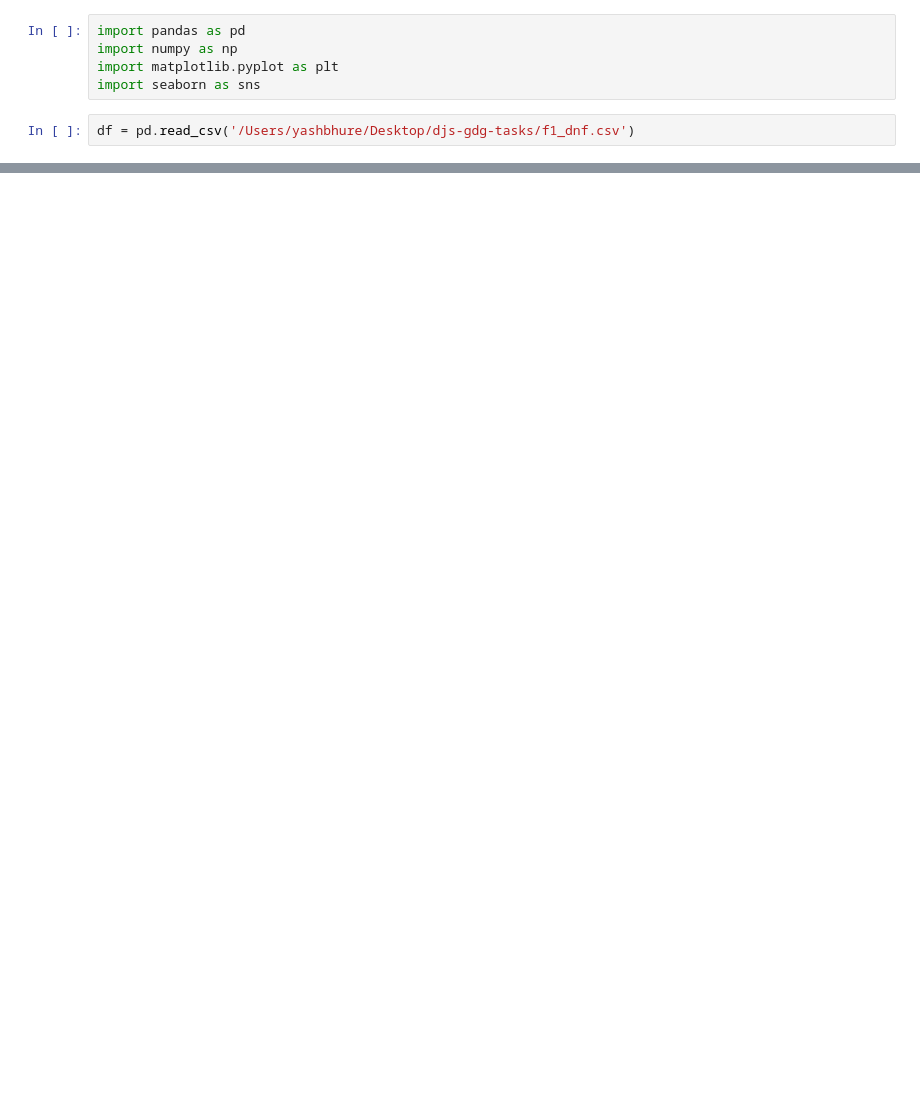
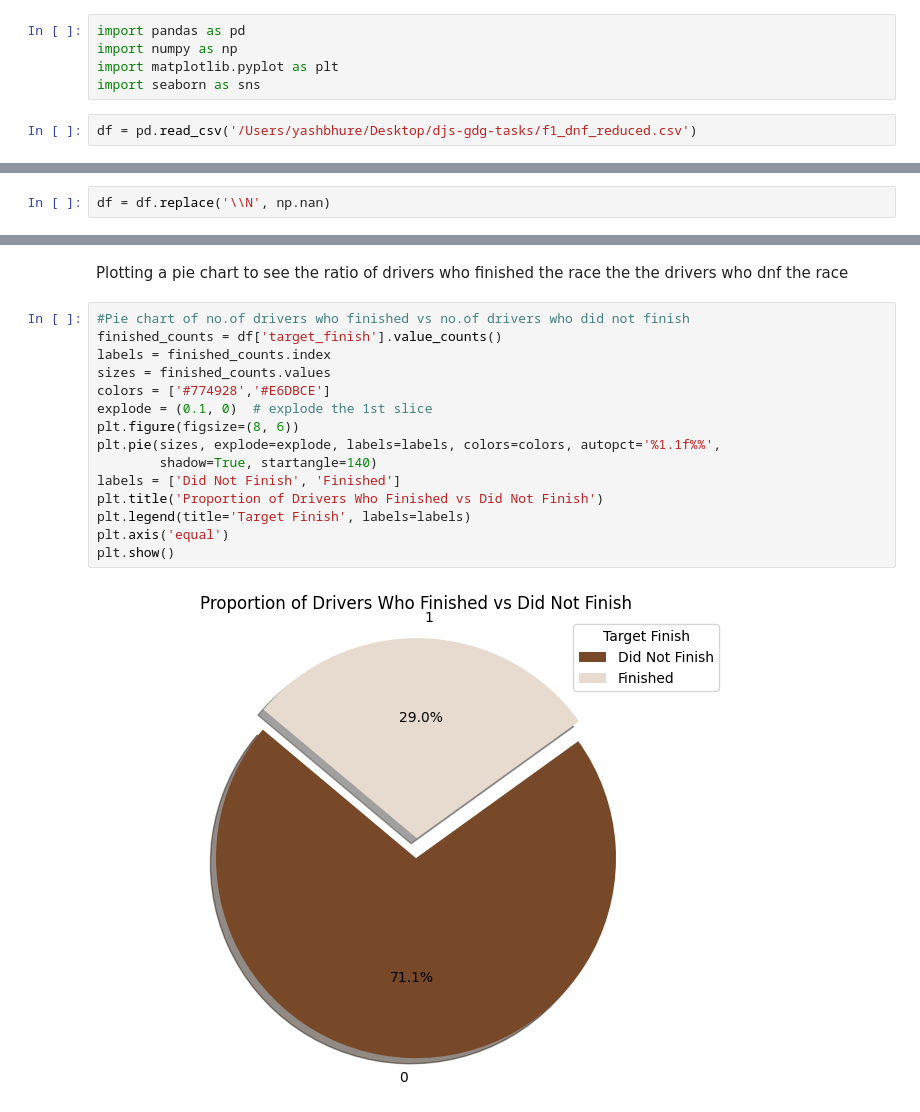
Before and after one commit to bysah/djs-gdg-tasks, a Jupyter notebook: EDA.ipynb, the cells around one changed output, grey strips where cells are left out. Drawn from its saved outputs; the diff is of its cells as text; blank space fills up the shorter version.

```diff
--- a/EDA.ipynb
+++ b/EDA.ipynb
@@ -4,7 +4,7 @@ import numpy as np
 import matplotlib.pyplot as plt
 import seaborn as sns
 # %%
-df = pd.read_csv('/Users/yashbhure/Desktop/djs-gdg-tasks/f1_dnf.csv')
+df = pd.read_csv('/Users/yashbhure/Desktop/djs-gdg-tasks/f1_dnf_reduced.csv')
 # %%
 df.info()
 # %% [output]
@@ -27,0 +28,2 @@ memory usage: 2.4+ MB
+# %%
+df = df.replace('\\N', np.nan)
@@ -27,0 +44,19 @@ memory usage: 2.4+ MB
+# %% [markdown]
+Plotting a pie chart to see the ratio of drivers who finished the race the the drivers who dnf the race
+# %%
+#Pie chart of no.of drivers who finished vs no.of drivers who did not finish
+finished_counts = df['target_finish'].value_counts()
+labels = finished_counts.index
+sizes = finished_counts.values
+colors = ['#774928','#E6DBCE']
+explode = (0.1, 0)  # explode the 1st slice
+plt.figure(figsize=(8, 6))
+plt.pie(sizes, explode=explode, labels=labels, colors=colors, autopct='%1.1f%%',
+        shadow=True, startangle=140)
+labels = ['Did Not Finish', 'Finished']
+plt.title('Proportion of Drivers Who Finished vs Did Not Finish')
+plt.legend(title='Target Finish', labels=labels)
+plt.axis('equal')
+plt.show()
+# %% [output]
+[figure, added]
```
Also changed, not shown: parts of 12 cells of this notebook, 3 other files.
